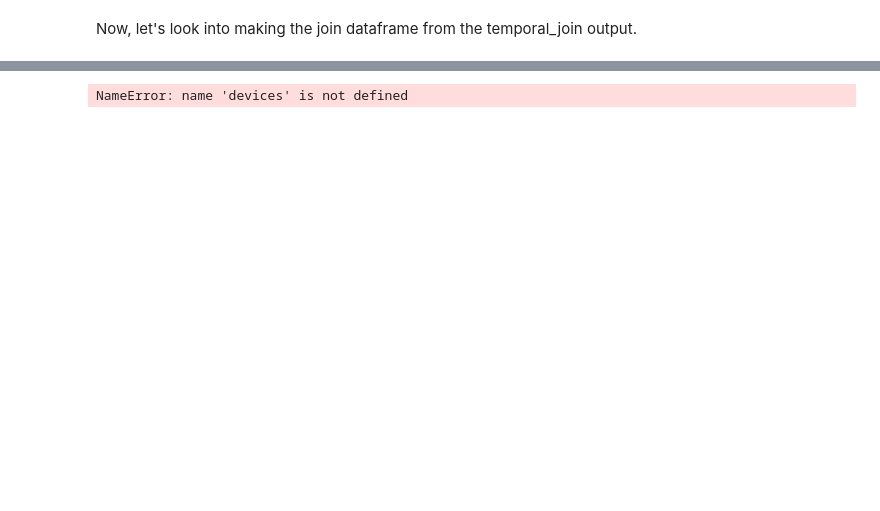
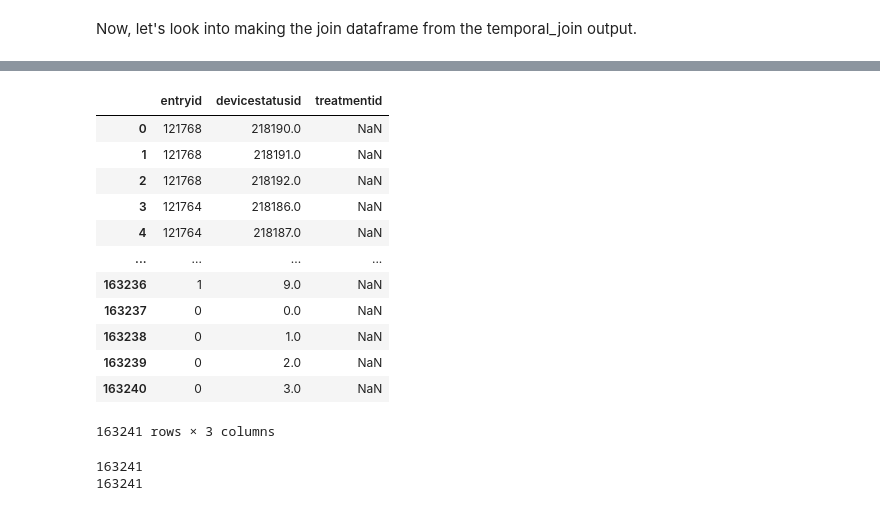
Before and after one commit to Spencer-Weston/BGPredict, a Jupyter notebook: Notebooks/AggregateNightScoutStatistics.ipynb, the cells around one changed output, grey strips where cells are left out. Saved outputs shown, nothing was run; the diff lists cells and outputs as text; code cells hidden in the pictures; blank space fills up the shorter version.

```diff
--- a/Notebooks/AggregateNightScoutStatistics.ipynb
+++ b/Notebooks/AggregateNightScoutStatistics.ipynb
@@ -561,6 +734,6 @@ for k,v in test.items():
     if len(v[1]["device_status"]) and len(v[1]['treatment']):
         print(v)
         i +=1
-    if i > 20:
+    if i > 10:
         break
 # %% [output]
@@ -625,17 +781,63 @@ for k in keys[15000:15005]:
 # %%
-ds_and_treatment_id = []
+# Modify to not assume equal length treatments/device_status
+join_ids = []
 for k in keys:
     device_ids = test[k][1]['device_status']
     treatment_ids = test[k][1]['treatment']
+
+    zip_lists = []
+    # if device_ids and treatment_ids have different lengths...
     if len(device_ids) != len(treatment_ids):
-        raise Exception(f"Nonconformant device and treatment lengths ({len(device_ids)}, {len(treatment_ids)}")
+        # ... fill the shorter list with None values
+        ids = [device_ids, treatment_ids]
+        lengths = [len(i) for i in ids]
+        zip_length = max(lengths)
 
-    entry_ids = [test[k][0] for _ in range(len(device_ids))]
-    ds_and_treatment_id.extend(list(zip(entry_ids, devices, treatments)))
-join_dict = {"entryid": [i[0] for  i in ds_and_treatment_id],
-             "devicestatusid": [i[1] for i in ds_and_treatment_id],
-             "treatmentid": [i[2] for i in ds_and_treatment_id]}
+        # Fill in the shortest list
+        min_len_idx = lengths.index(min(lengths))
+        min_len_ids = ids[min_len_idx]
+        min_len_ids.extend([None for _ in range(min_len_idx, zip_length)])
+
+        # identify the longest list
+        max_len_idx = lengths.index(max(lengths))
+        max_len_ids = ids[max_len_idx]
+
+        # Append all lists to zip_list ordered as (entry_ids, device_ids, treatments_ids)
+        zip_lists.append([test[k][0] for _ in range(zip_length)]) # entry Id's
+
+        # Identify the device id list to facilitate appending lists in the correct order
+        if max_len_ids == device_ids:
+            zip_lists.append(max_len_ids) # device_ids
+            zip_lists.append(min_len_ids) # treatment_ids
+        else:
+            zip_lists.append(min_len_ids) # device_ids
+            zip_lists.append(max_len_ids) # treatment_ids
+    else:
+        # Set the zip_length to the length of device_ids
+        zip_length = len(device_ids)
+        zip_lists.append([test[k][0] for _ in range(zip_length)]) # Entry_ids
+        zip_lists.append(device_ids)
+        zip_lists.append(treatment_ids)
+
+    # Add the current iteration results
+    join_ids.extend(list(zip(*zip_lists)))
+
+join_dict = {"entryid": [i[0] for i in join_ids],
+             "devicestatusid": [i[1] for i in join_ids],
+             "treatmentid": [i[2] for i in join_ids]}
 join_df = pd.DataFrame(join_dict)
-join_df.head()
+join_df
 # %% [output]
+|  | entryid | devicestatusid | treatmentid |
+| 0 | 121768 | 218190.0 | NaN |
+| 1 | 121768 | 218191.0 | NaN |
+| 2 | 121768 | 218192.0 | NaN |
+| 3 | 121764 | 218186.0 | NaN |
+| 4 | 121764 | 218187.0 | NaN |
+| ... | ... | ... | ... |
+| 163236 | 1 | 9.0 | NaN |
+| 163237 | 0 | 0.0 | NaN |
+| 163238 | 0 | 1.0 | NaN |
+| 163239 | 0 | 2.0 | NaN |
+| 163240 | 0 | 3.0 | NaN |
-NameError: name 'devices' is not defined
+163241 rows × 3 columns
@@ -644,3 +844,9 @@ entry_df.loc[entry_df['entryid'] == 51690, : ]
+# %%
+print(len(join_df))
+print(len(join_df.drop_duplicates()))
+# %% [output]
+163241
+163241
 # %%
 ds_df = sub.get_device_status_df()
 treat_df = sub.get_treatment_df()
```
Also changed, not shown: parts of 25 cells of this notebook.
